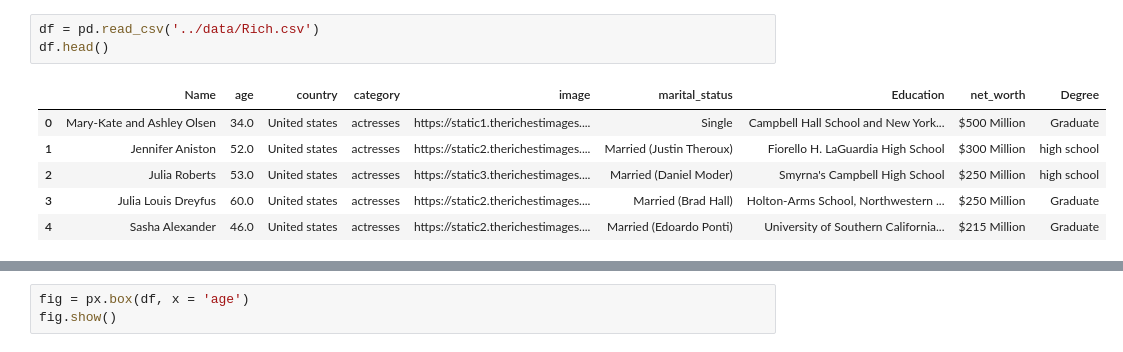
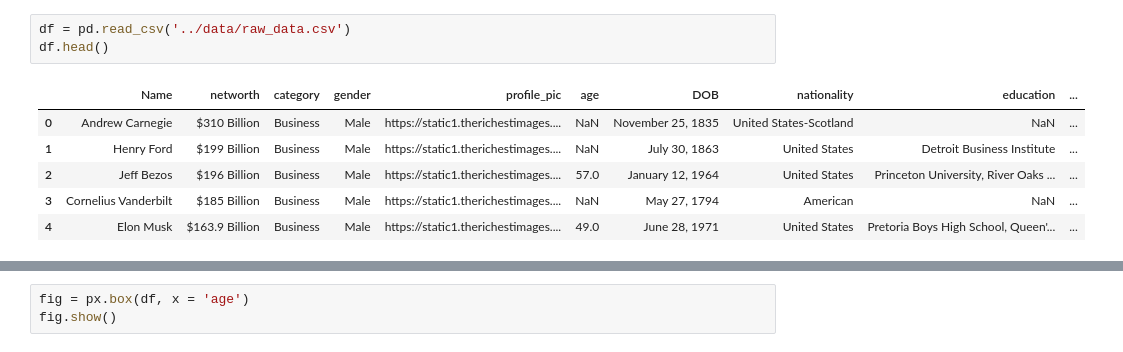
Before and after one commit to soumyadipghorai/Predictos, a Jupyter notebook: notebooks/preprocess.ipynb, the cells around one changed output, grey strips where cells are left out. Cells and saved outputs as stored; diff of their text form.

```diff
--- a/notebooks/preprocess.ipynb
+++ b/notebooks/preprocess.ipynb
@@ -3,10 +38,10 @@ import model_training
 # %%
-df = pd.read_csv('../data/Rich.csv')
+df = pd.read_csv('../data/raw_data.csv')
 df.head()
 # %% [output]
-|  | Name | age | country | category | image | marital_status | Education | net_worth | Degree |
-| 0 | Mary-Kate and Ashley Olsen | 34.0 | United states | actresses | https://static1.therichestimages.... | Single | Campbell Hall School and New York... | $500 Million | Graduate |
-| 1 | Jennifer Aniston | 52.0 | United states | actresses | https://static2.therichestimages.... | Married (Justin Theroux) | Fiorello H. LaGuardia High School | $300 Million | high school |
-| 2 | Julia Roberts | 53.0 | United states | actresses | https://static3.therichestimages.... | Married (Daniel Moder) | Smyrna's Campbell High School | $250 Million | high school |
-| 3 | Julia Louis Dreyfus | 60.0 | United states | actresses | https://static2.therichestimages.... | Married (Brad Hall) | Holton-Arms School, Northwestern ... | $250 Million | Graduate |
-| 4 | Sasha Alexander | 46.0 | United states | actresses | https://static2.therichestimages.... | Married (Edoardo Ponti) | University of Southern California... | $215 Million | Graduate |
+|  | Name | networth | category | gender | profile_pic | age | DOB | nationality | education | ... |
+| 0 | Andrew Carnegie | $310 Billion | Business | Male | https://static1.therichestimages.... | NaN | November 25, 1835 | United States-Scotland | NaN | ... |
+| 1 | Henry Ford | $199 Billion | Business | Male | https://static1.therichestimages.... | NaN | July 30, 1863 | United States | Detroit Business Institute | ... |
+| 2 | Jeff Bezos | $196 Billion | Business | Male | https://static1.therichestimages.... | 57.0 | January 12, 1964 | United States | Princeton University, River Oaks ... | ... |
+| 3 | Cornelius Vanderbilt | $185 Billion | Business | Male | https://static1.therichestimages.... | NaN | May 27, 1794 | American | NaN | ... |
+| 4 | Elon Musk | $163.9 Billion | Business | Male | https://static1.therichestimages.... | 49.0 | June 28, 1971 | United States | Pretoria Boys High School, Queen'... | ... |
```
Also changed, not shown: parts of 94 cells of this notebook, 5 other files.
